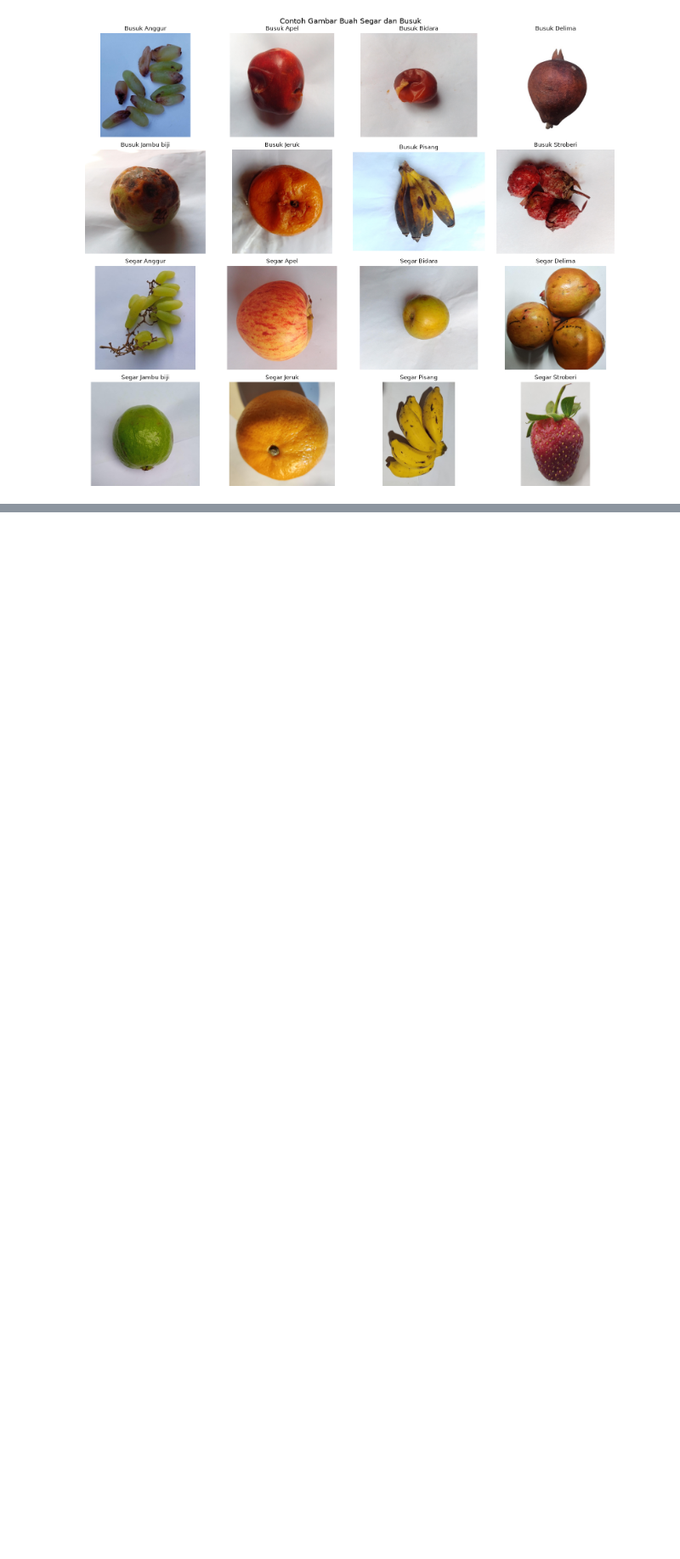
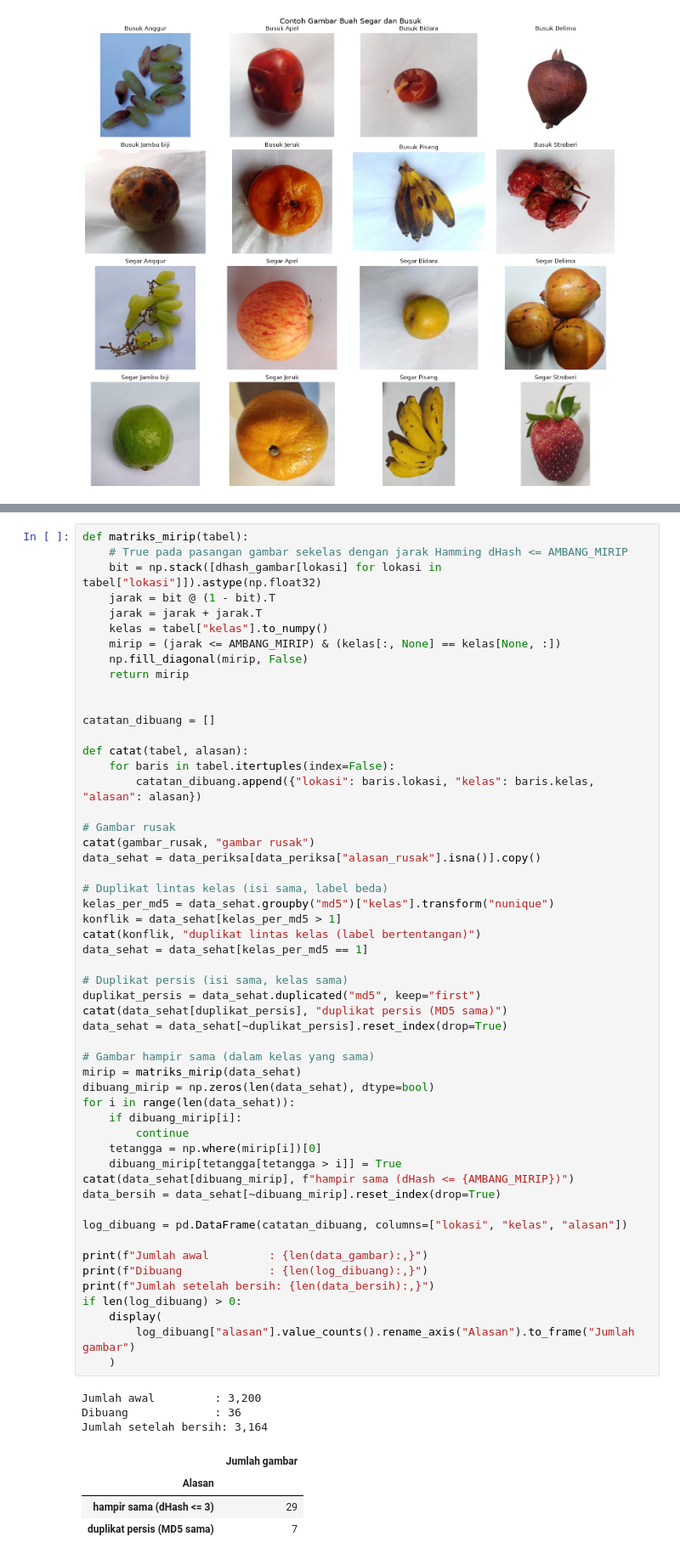
Before and after one commit to carlos1739/fruit_freshness_classification, a Jupyter notebook: notebooks/proyek1.ipynb, the cells around one changed output, grey strips where cells are left out. Shown at 85% size. Drawn from its saved outputs; the diff is of its cells as text; blank space fills up the shorter version.

```diff
--- a/notebooks/proyek1.ipynb
+++ b/notebooks/proyek1.ipynb
@@ -332,0 +428,61 @@ plt.show()
+# %%
+def matriks_mirip(tabel):
+    # True pada pasangan gambar sekelas dengan jarak Hamming dHash <= AMBANG_MIRIP
+    bit = np.stack([dhash_gambar[lokasi] for lokasi in tabel["lokasi"]]).astype(np.float32)
+    jarak = bit @ (1 - bit).T
+    jarak = jarak + jarak.T
+    kelas = tabel["kelas"].to_numpy()
+    mirip = (jarak <= AMBANG_MIRIP) & (kelas[:, None] == kelas[None, :])
+    np.fill_diagonal(mirip, False)
+    return mirip
+
+
+catatan_dibuang = []
+
+def catat(tabel, alasan):
+    for baris in tabel.itertuples(index=False):
+        catatan_dibuang.append({"lokasi": baris.lokasi, "kelas": baris.kelas, "alasan": alasan})
+
+# Gambar rusak
+catat(gambar_rusak, "gambar rusak")
+data_sehat = data_periksa[data_periksa["alasan_rusak"].isna()].copy()
+
+# Duplikat lintas kelas (isi sama, label beda)
+kelas_per_md5 = data_sehat.groupby("md5")["kelas"].transform("nunique")
+konflik = data_sehat[kelas_per_md5 > 1]
+catat(konflik, "duplikat lintas kelas (label bertentangan)")
+data_sehat = data_sehat[kelas_per_md5 == 1]
+
+# Duplikat persis (isi sama, kelas sama)
+duplikat_persis = data_sehat.duplicated("md5", keep="first")
+catat(data_sehat[duplikat_persis], "duplikat persis (MD5 sama)")
+data_sehat = data_sehat[~duplikat_persis].reset_index(drop=True)
+
+# Gambar hampir sama (dalam kelas yang sama)
+mirip = matriks_mirip(data_sehat)
+dibuang_mirip = np.zeros(len(data_sehat), dtype=bool)
+for i in range(len(data_sehat)):
+    if dibuang_mirip[i]:
+        continue
+    tetangga = np.where(mirip[i])[0]
+    dibuang_mirip[tetangga[tetangga > i]] = True
+catat(data_sehat[dibuang_mirip], f"hampir sama (dHash <= {AMBANG_MIRIP})")
+data_bersih = data_sehat[~dibuang_mirip].reset_index(drop=True)
+
+log_dibuang = pd.DataFrame(catatan_dibuang, columns=["lokasi", "kelas", "alasan"])
+
+print(f"Jumlah awal         : {len(data_gambar):,}")
+print(f"Dibuang             : {len(log_dibuang):,}")
+print(f"Jumlah setelah bersih: {len(data_bersih):,}")
+if len(log_dibuang) > 0:
+    display(
+        log_dibuang["alasan"].value_counts().rename_axis("Alasan").to_frame("Jumlah gambar")
+    )
+# %% [output]
+Jumlah awal         : 3,200
+Dibuang             : 36
+Jumlah setelah bersih: 3,164
+|  | Jumlah gambar |
+| Alasan |  |
+| hampir sama (dHash <= 3) | 29 |
+| duplikat persis (MD5 sama) | 7 |
```
Also changed, not shown: parts of 17 cells of this notebook, 4 other files.
